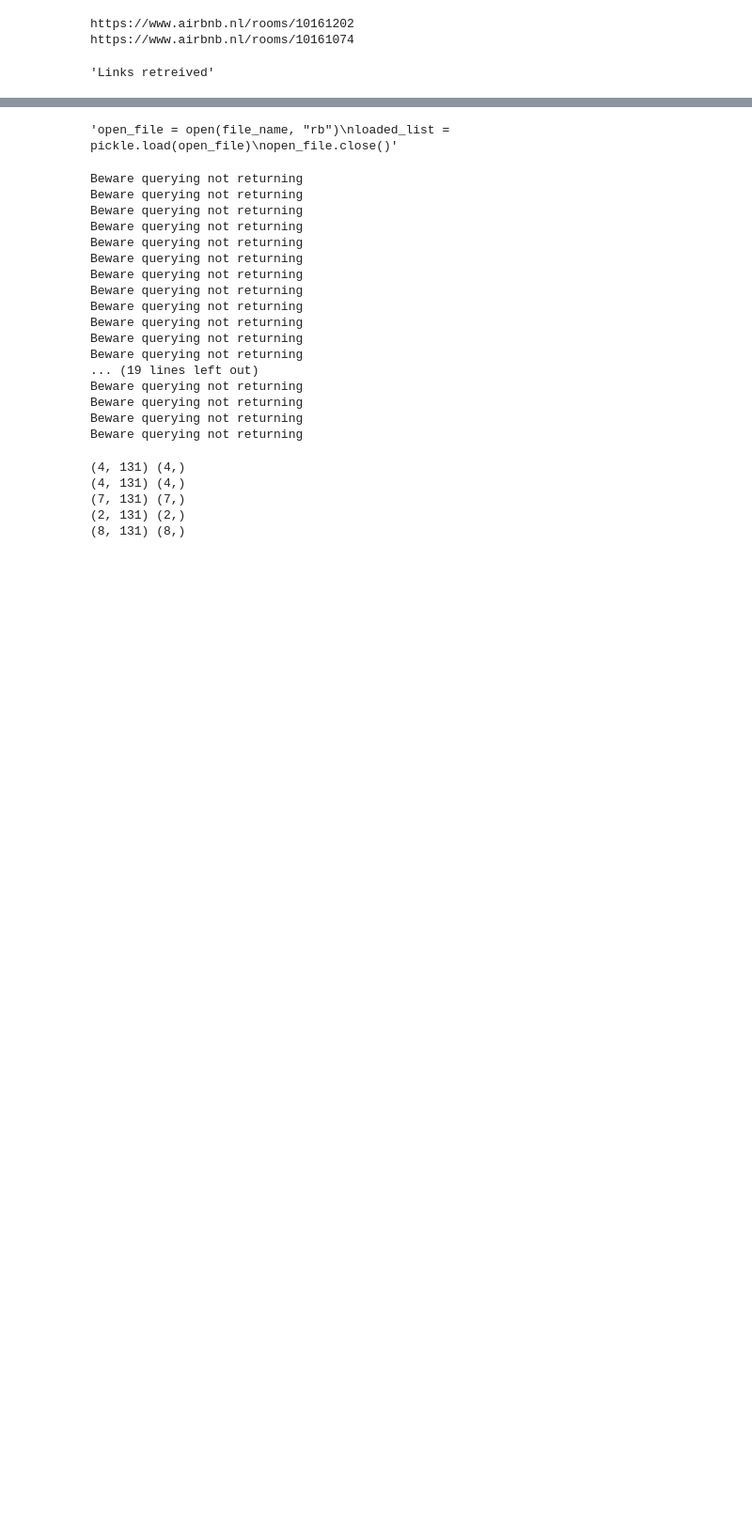
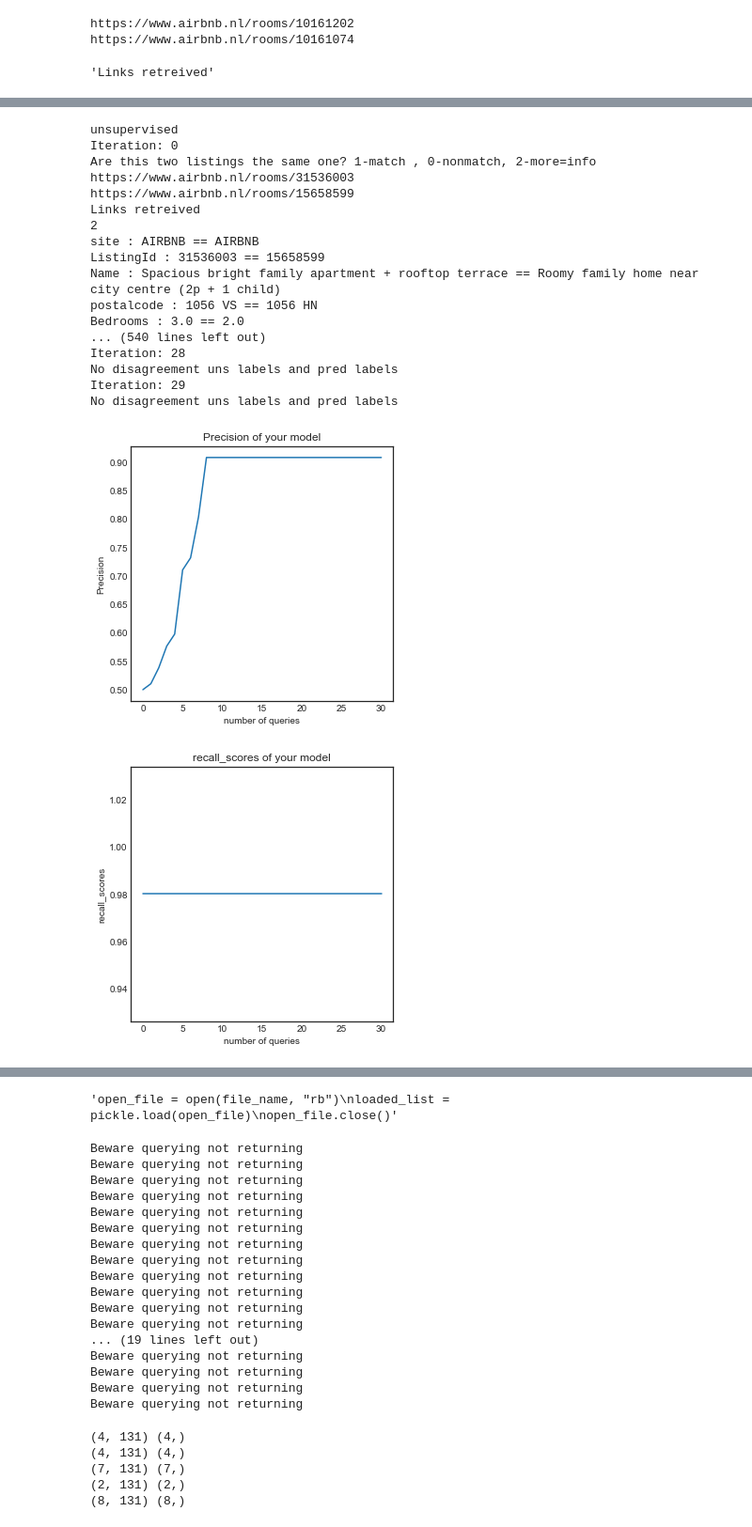
Before and after one commit to Amsterdam-Internships/Double-Listing, a Jupyter notebook: Code/active_learning.ipynb, the cells around one changed output, grey strips where cells are left out. Shown at 94% size. Cells and saved outputs as stored; diff of their text form; code cells hidden in the pictures; blank space fills up the shorter version.

```diff
--- a/Code/active_learning.ipynb
+++ b/Code/active_learning.ipynb
@@ -519,0 +198,40 @@ def al(df,df_test = False,queries = 20,baseline=False,committee_pred=False,incre
+# %%
+#Take out the labeled data for making a test set
+manual_labeled = []
+
+for (tuple_1,tuple_2),label in orcl_labels:
+    if label ==2 :
+        manual_labeled.append([str((tuple_1,tuple_2)),np.float('nan')])
+        manual_labeled.append([str((tuple_2,tuple_1)),np.float('nan')])
+    else:
+        manual_labeled.append([str((tuple_1,tuple_2)),label])
+        manual_labeled.append([str((tuple_2,tuple_1)),label])
+
+#Save the labeled data into the main dataframe
+for tuples,label in manual_labeled:
+    df_ams_train['label'][df_ams_train['ids']== tuples] = label
+# %%
+orcl_labels,ams_results_full_1 = al(df_ams_train,df_ams_test,queries=30,
+                                        baseline=False,committee_pred= False,
+                                        incremental_comitee = False,boostrap = True,
+                                        warm= True)
+# %% [output]
+unsupervised
+Iteration: 0
+Are this two listings the same one? 1-match , 0-nonmatch, 2-more=info
+https://www.airbnb.nl/rooms/31536003
+https://www.airbnb.nl/rooms/15658599
+Links retreived
+2
+site : AIRBNB == AIRBNB
+ListingId : 31536003 == 15658599
+Name : Spacious bright family apartment + rooftop terrace == Roomy family home near city centre (2p + 1 child)
+postalcode : 1056 VS == 1056 HN
+Bedrooms : 3.0 == 2.0
+... (540 lines left out)
+Iteration: 28
+No disagreement uns labels and pred labels
+Iteration: 29
+No disagreement uns labels and pred labels
+[figure, added]
+[figure, added]
```
Also changed, not shown: parts of 52 cells of this notebook, 12 other files.
